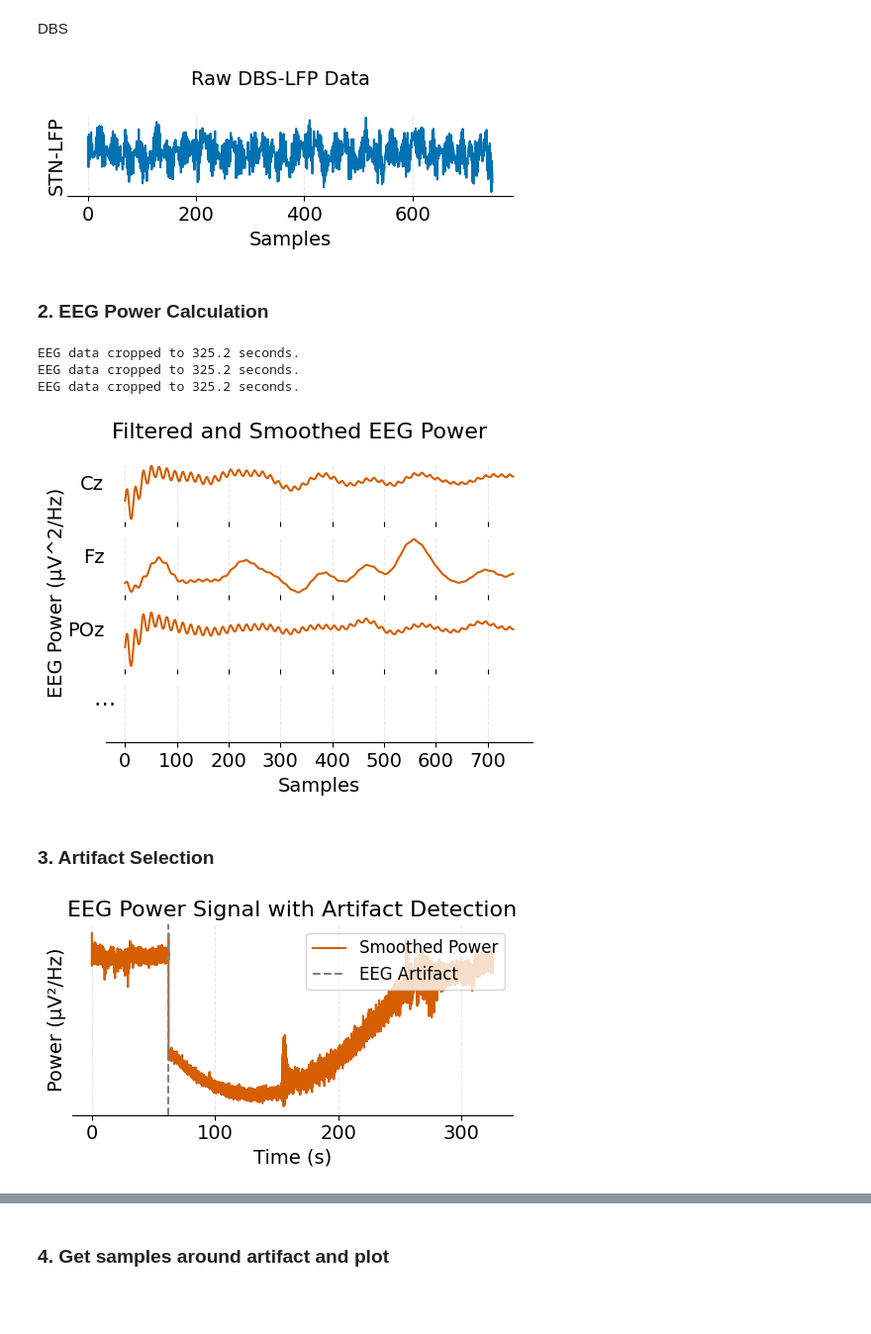
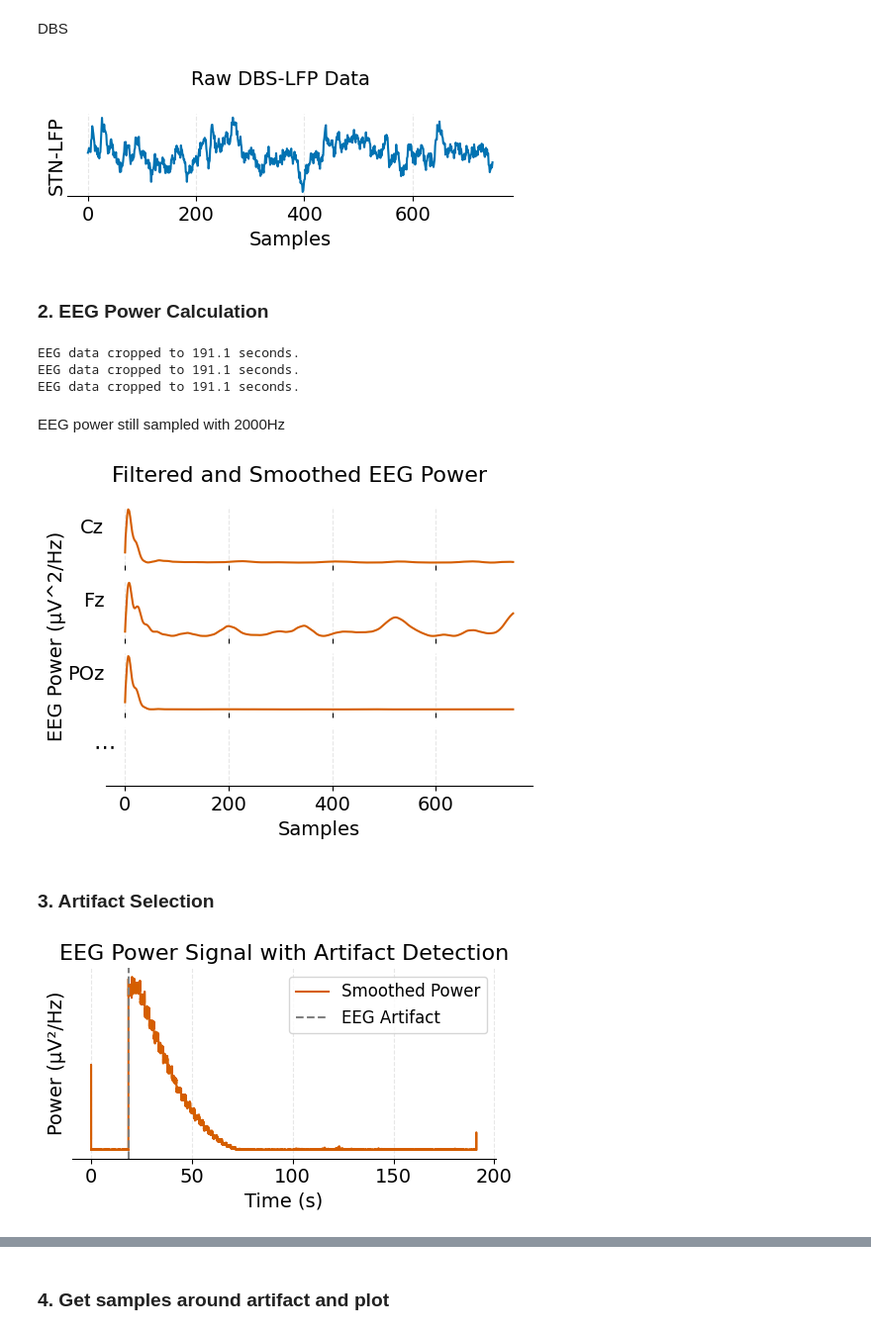
Before and after one commit to lenasalz/dbs-eeg-sync, a Jupyter notebook: notebooks/publication_figures.ipynb, the cells around one changed output, grey strips where cells are left out. Shown at 99% size. Cells and saved outputs as stored; diff of their text form; code cells hidden in the pictures; blank space fills up the shorter version.

```diff
--- a/notebooks/publication_figures.ipynb
+++ b/notebooks/publication_figures.ipynb
@@ -35,7 +35,8 @@ from source.sync_artefact_finder import detect_sync_from_eeg, find_dbs_peak
 from source.power_calculater import compute_samplewise_eeg_power
 # %%
 sub_ids = [ 'P4-2001', 'P4-2002', 'P4-2003', 'P4-2004', 'P4-2005', 'P4-2007', 'P4-2008', 'P4-2009', 'P4-2010', 'P4-2011']
-sub_id = 'P4-2002'
+# sub_id = 'P4-2004'
+sub_id = 'P4-2001'
 block = 'baseline'
 dataDir_server = r"/Volumes/03_Neurofeedback/project_only/02_Data/Patient_NFB"
 # %%
@@ -196,6 +251,7 @@ fig, ax = plt.subplots(figsize=(5, 2))
 
 # ax.plot(dbs_times, dbs_selected_data, color="#0072B2")
 ax.plot(dbs_sample_indices, dbs_selected_data, color="#0072B2")
+# ax.plot(dbs_sample_indices, dbs_selected_data_filt, color="#0072B2")
 ax.set_ylabel('STN-LFP', rotation=90, labelpad=1, fontsize=14, ha="center")
 
 # Remove y-ticks
@@ -220,16 +276,16 @@ plt.tight_layout()
 plt.savefig(f"outputs/plots/fig1_raw_dbs.pdf")
 plt.show()
 # %% [output]
-[figure, old version]
+[figure, new version]
 # %% [markdown]
 ### 2. EEG Power Calculation
 # %%
-# Power for ['Pz', 'Cz', 'Fz', 'POz', 'CPz']
+# Power for ['Pz', 'Cz', 'Fz', 'POz', 'CPz'] of complete signal (eeg_data_ch_selected)
 
 # _, _, _, _, power_Pz = detect_sync_from_eeg(eeg_data_ch_selected, freq_low=120, freq_high=130, channel_list=['Pz'], plot=False, save_dir=None, sub_id=sub_id, block=block)
 _, _, _, _, power_Cz = detect_sync_from_eeg(eeg_data_ch_selected, freq_low=120, freq_high=130, channel_list=['Cz'], plot=False, save_dir=None, sub_id=sub_id, block=block)
 _, _, _, _, power_Fz = detect_sync_from_eeg(eeg_data_ch_selected, freq_low=120, freq_high=130, channel_list=['Fz'], plot=False, save_dir=None, sub_id=sub_id, block=block)
-best_channel, _, _, best_result,  power_POz = detect_sync_from_eeg(eeg_data_ch_selected, freq_low=120, freq_high=130, channel_list=['POz'], plot=False, save_dir=None, sub_id=sub_id, block=block)
+best_channel, eeg_sync_idx, eeg_sync_s, best_result,  power_POz = detect_sync_from_eeg(eeg_data_ch_selected, freq_low=120, freq_high=130, channel_list=['POz'], plot=False, save_dir=None, sub_id=sub_id, block=block)
 # _, _, _, _, power_CPz = detect_sync_from_eeg(eeg_data_ch_selected, freq_low=120, freq_high=130, channel_list=['CPz'], plot=False, save_dir=None, sub_id=sub_id, block=block)
 
 # power_all = [power_Pz, power_Cz, power_Fz, power_POz, power_CPz]
@@ -238,15 +294,17 @@ power_all = [power_Cz, power_Fz, power_POz]
 power_time = best_result["power_time"]
 power_samples_indices = np.arange(len(power_time))
 # %% [output]
-EEG data cropped to 325.2 seconds.
-EEG data cropped to 325.2 seconds.
-EEG data cropped to 325.2 seconds.
+EEG data cropped to 191.1 seconds.
+EEG data cropped to 191.1 seconds.
+EEG data cropped to 191.1 seconds.
+# %% [markdown]
+EEG power still sampled with 2000Hz
 # %%
 # plot the power for each channel
 
-# Keep ~750 samples
+# Keep ~750 samples from the start
 power_all = np.array(power_all)  # Convert list to array
-power_all_cut = power_all[:, 50:800]
+power_all_cut = power_all[:, :750]
 power_samples_indices = np.arange(power_all_cut.shape[1])
 
 # Get number of channels
@@ -277,6 +335,8 @@ axes[-1].spines['bottom'].set_visible(True)
 axes[-1].grid(linestyle="--", alpha=0.3)
 
 axes[-1].tick_params(axis='x', labelsize=14)
+# set xticks to 0, 200, 400, 600
+axes[-1].set_xticks([0, 200, 400, 600])
 axes[-1].set_xlabel("Samples", fontsize=14)
 fig.suptitle("Filtered and Smoothed EEG Power", fontsize=16)
 plt.tight_layout()
@@ -288,60 +348,63 @@ fig.text(-0.01, 0.55, "EEG Power (μV^2/Hz)", va='center', rotation='vertical',
 plt.savefig(f"outputs/plots/fig1_eeg_power.pdf", bbox_inches='tight')
 plt.show()
 # %% [output]
-[figure, old version]
+[figure, new version]
 # %% [markdown]
 ### 3. Artifact Selection
 # %%
 # plot eeg artifact with the sync artifact
 
-best_smoothed = power_POz
+best_power_smoothed = power_POz
 
 # Create time vector based on sampling frequency and start time
-eeg_time_vector = np.arange(len(best_smoothed)) / fs_eeg_org + 0
-eeg_sample_indices = np.arange(len(best_smoothed))
+eeg_time_vector = np.arange(len(best_power_smoothed)) / fs_eeg_org + 0
+eeg_sample_indices = np.arange(len(best_power_smoothed))
 
-#  cut the first 30 samples and last 30 samples
-best_smoothed_cut = best_smoothed[100:-100]
-time_vector_cut = eeg_time_vector[100:-100]
-eeg_sample_indices_cut = eeg_sample_indices[100:-100]
+best_eeg_power_smoothed_cut = best_power_smoothed
+eeg_power_time_vector_cut = eeg_time_vector
+eeg_sample_indices_cut = eeg_sample_indices
+
+#  cut the first samples and last samples as they have a big artifact
+# best_eeg_power_smoothed_cut = best_power_smoothed[100:-100]
+# eeg_power_time_vector_cut = eeg_time_vector[100:-100]
+# eeg_sample_indices_cut = eeg_sample_indices[100:-100]
 
 sync_time = best_result["onset_time"]
 sync_idx = best_result["onset_index"]
 
 plt.figure(figsize=(5, 3))
-
 # Plot line
-plt.plot(time_vector_cut, best_smoothed_cut, label="Smoothed Power", color="#D55E00")
-# plt.plot(eeg_sample_indices_cut, best_smoothed_cut, label="Smoothed Power", color="#D55E00")  # for samples
+plt.plot(eeg_power_time_vector_cut, best_eeg_power_smoothed_cut, label="Smoothed Power", color="#D55E00")
+# plt.plot(eeg_sample_indices_cut, best_eeg_power_smoothed_cut, label="Smoothed Power", color="#D55E00")  # for samples
 
 # Sync artifact
 plt.axvline(sync_time, color="grey", linestyle="--", label=f"EEG Artifact")
 # plt.axvline(sync_idx, color="grey", linestyle="--", label=f"EEG Artifact: {sync_idx} samples")
 
 # Styling
 plt.ylabel("Power (μV²/Hz)", fontsize=14)
 plt.xlabel("Time (s)", fontsize=14)  # change to "Samples" if using index
 plt.title(f"EEG Power Signal with Artifact Detection", fontsize=16)
 
 # Hide spines except bottom
 for spine in ['top', 'right', 'left']:
     plt.gca().spines[spine].set_visible(False)
 
 # yticks empty
 plt.yticks([])
 # fontsize 14
 plt.tick_params(axis='x', labelsize=14)
 
 plt.grid(True, linestyle="--", alpha=0.3)
 plt.legend(fontsize=12, loc='upper right')
 
 
 plt.tight_layout()
 # save plot as pdf in outputs/plots
 plt.savefig(f"outputs/plots/fig1_eeg_power_artifact.pdf")
 plt.show()
 # %% [output]
-[figure, old version]
+[figure, new version]
 # %%
 # Find DBS sync artifact
 dbs_signal =  dbs_data["TimeDomainData"].values
```
Also changed, not shown: parts of 30 cells of this notebook, 2 other files.
